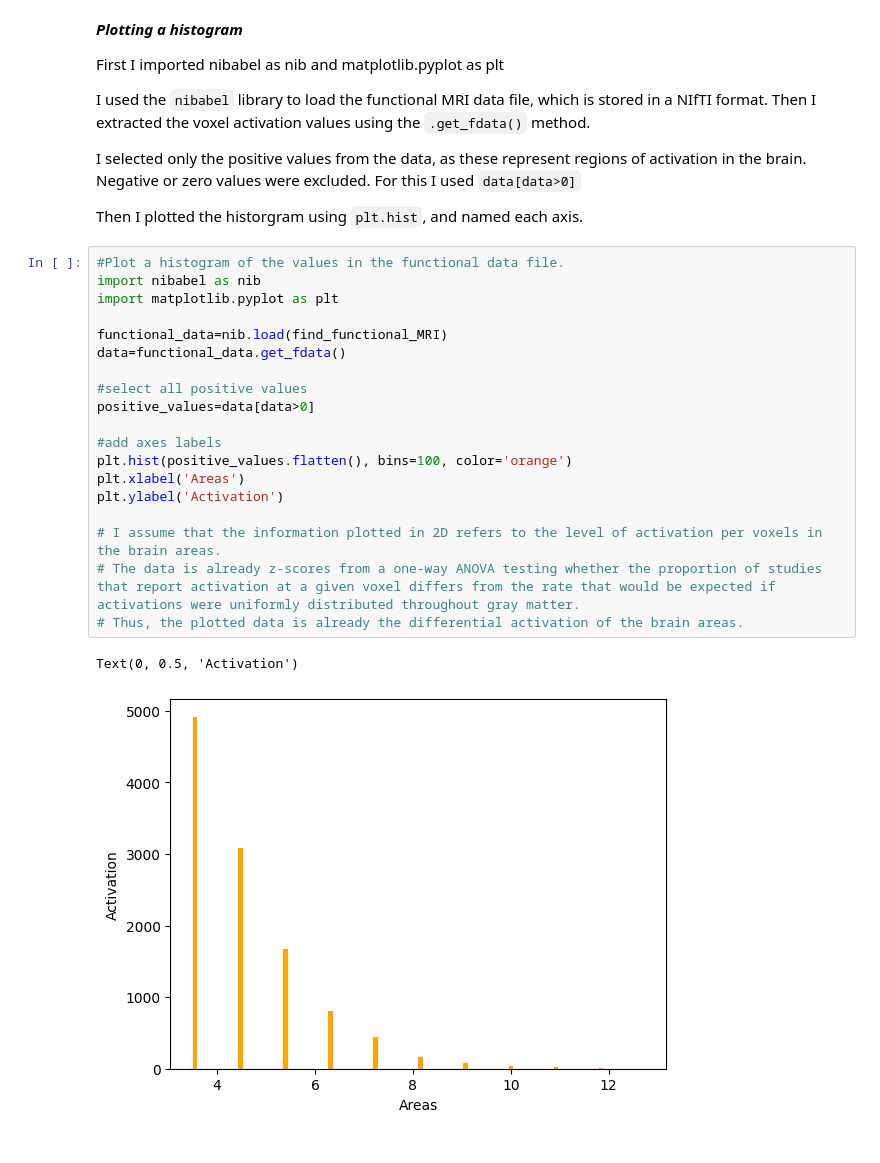
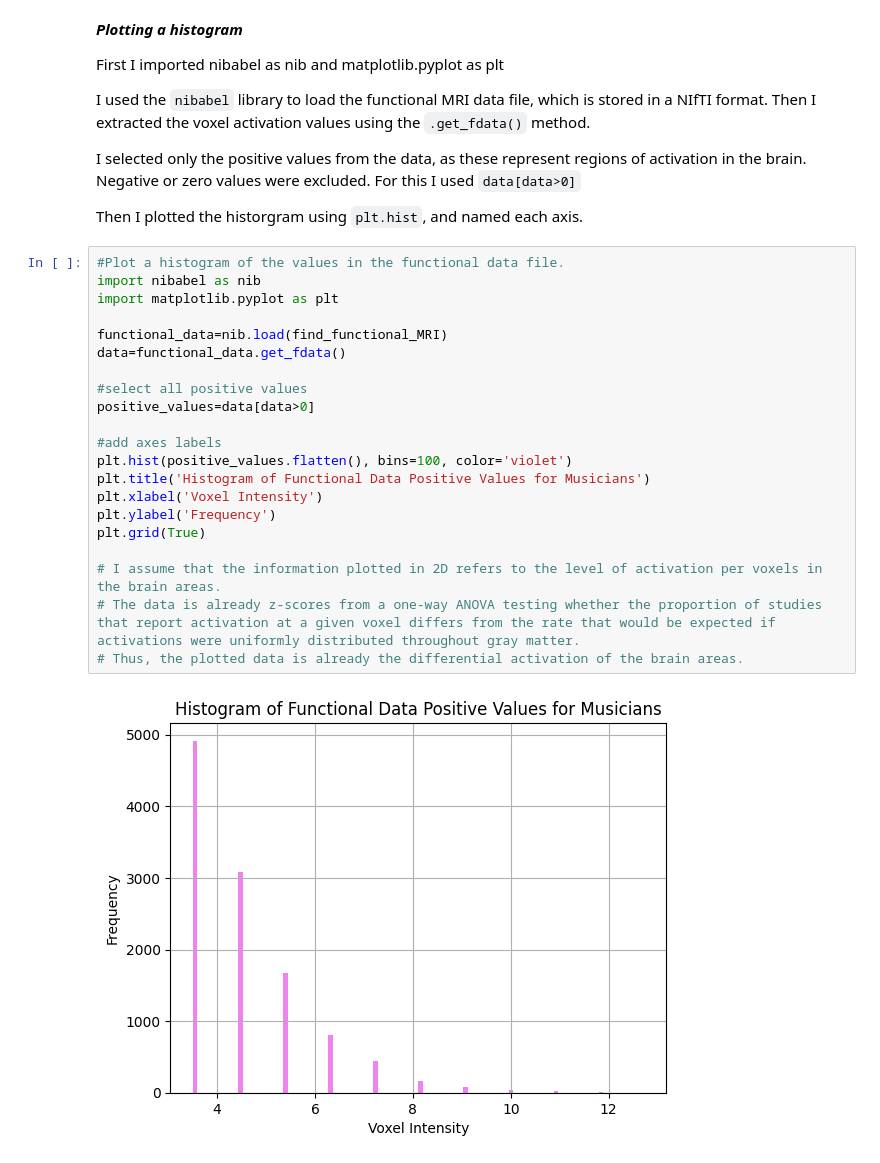
Before and after one commit to Bego-FGorostidi/Home_assingment_programming, a Jupyter notebook: home_assingment_prog.ipynb, the cells around one changed output. Drawn from its saved outputs; the diff is of its cells as text.

```diff
--- a/home_assingment_prog.ipynb
+++ b/home_assingment_prog.ipynb
@@ -48,22 +48,23 @@ Then I plotted the historgram using `plt.hist`, and named each axis.
 # %%
 #Plot a histogram of the values in the functional data file.
 import nibabel as nib
 import matplotlib.pyplot as plt
 
 functional_data=nib.load(find_functional_MRI)
 data=functional_data.get_fdata()
 
 #select all positive values
 positive_values=data[data>0]
 
 #add axes labels
-plt.hist(positive_values.flatten(), bins=100, color='orange')
-plt.xlabel('Areas')
-plt.ylabel('Activation')
+plt.hist(positive_values.flatten(), bins=100, color='violet')
+plt.title('Histogram of Functional Data Positive Values for Musicians')
+plt.xlabel('Voxel Intensity')
+plt.ylabel('Frequency')
+plt.grid(True)
 
 # I assume that the information plotted in 2D refers to the level of activation per voxels in the brain areas.
 # The data is already z-scores from a one-way ANOVA testing whether the proportion of studies that report activation at a given voxel differs from the rate that would be expected if activations were uniformly distributed throughout gray matter.
 # Thus, the plotted data is already the differential activation of the brain areas.
 # %% [output]
-Text(0, 0.5, 'Activation')
-[figure, old version]
+[figure, new version]
```
Also changed, not shown: parts of 3 cells of this notebook.
